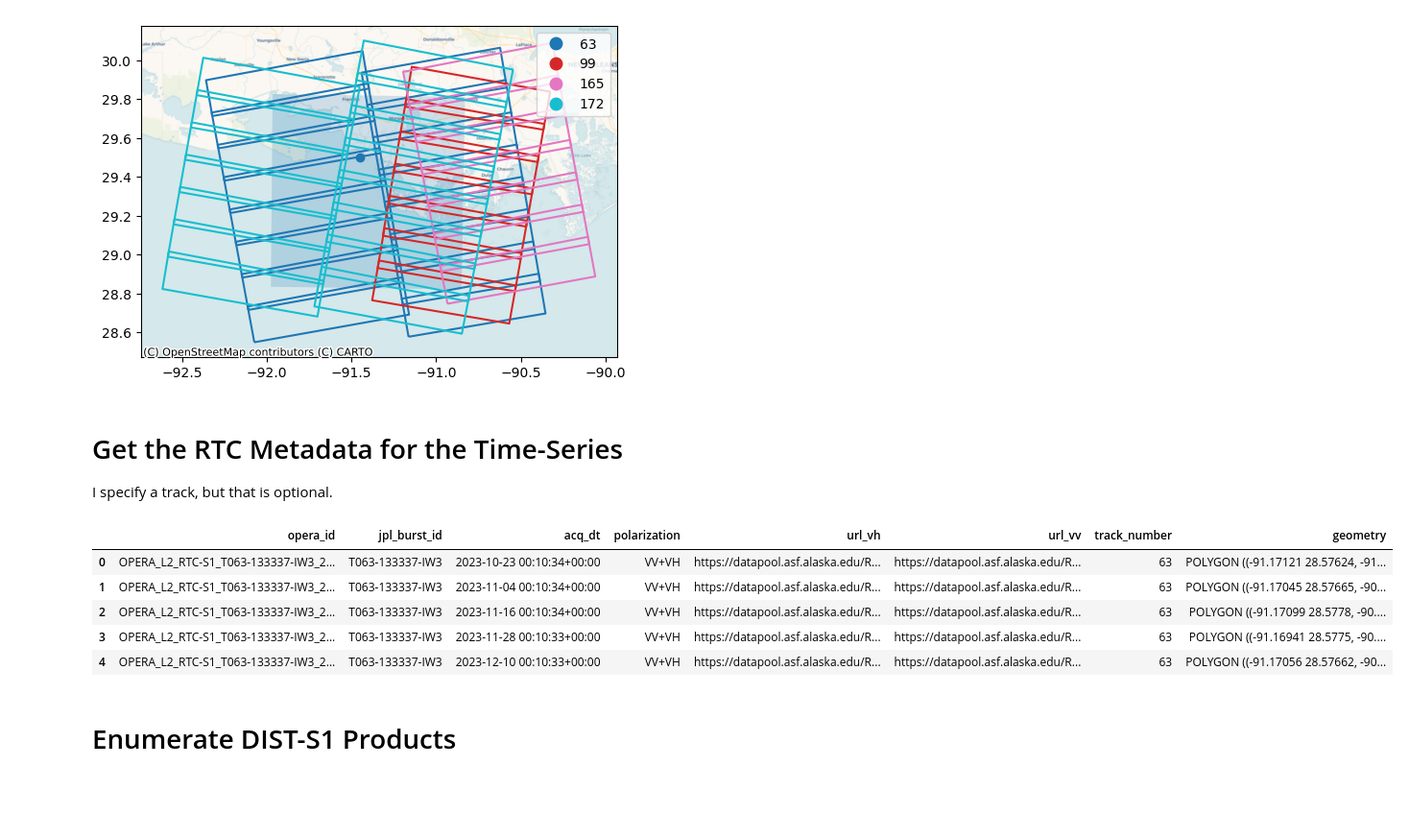
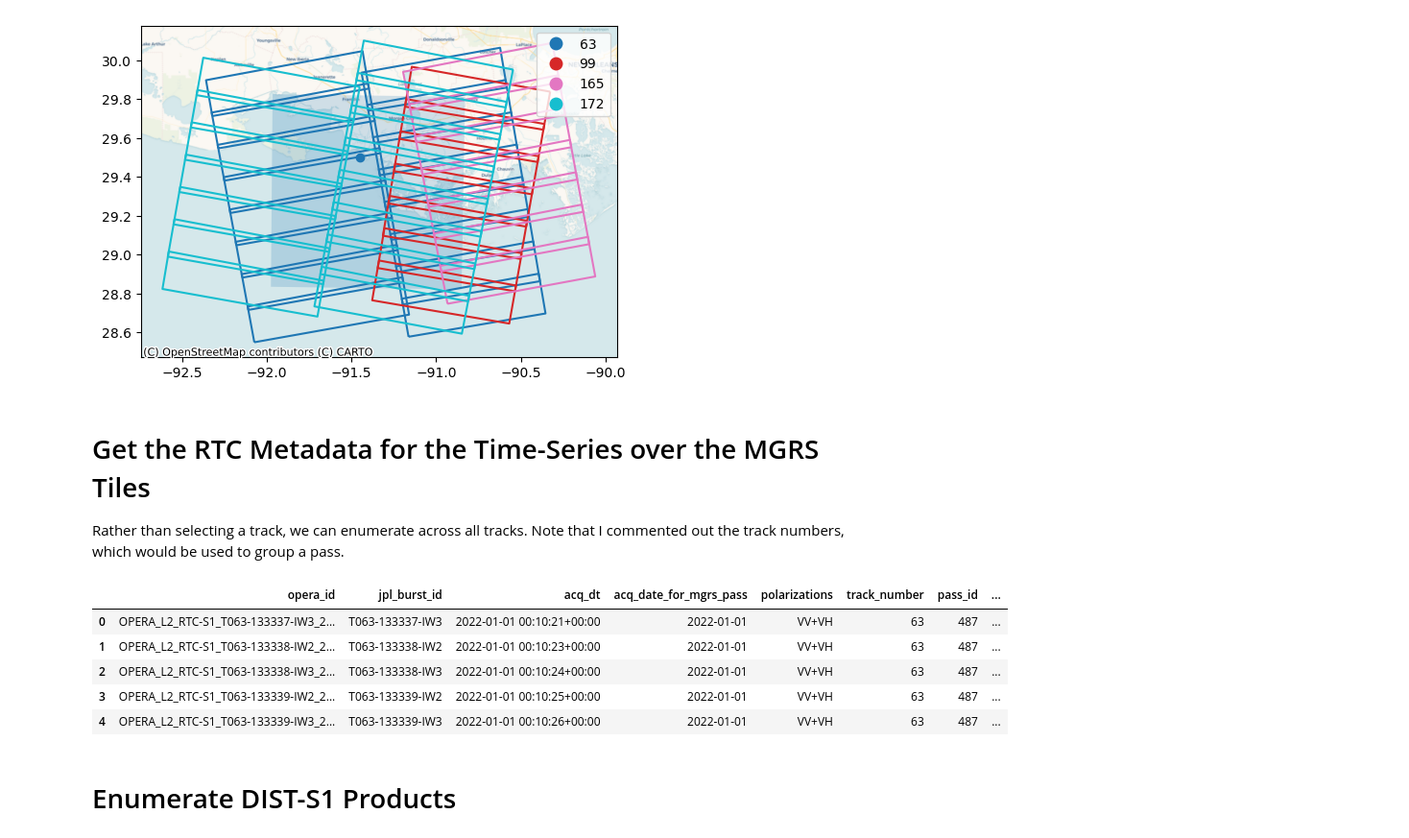
Before and after one commit to opera-adt/dist-s1-enumerator, a Jupyter notebook: notebooks/B__Enumerate_MGRS_tile.ipynb, the cells around one changed output. Shown at 96% size. Cells and saved outputs as stored; diff of their text form; code cells hidden in the pictures; blank space fills up the shorter version.

```diff
--- a/notebooks/B__Enumerate_MGRS_tile.ipynb
+++ b/notebooks/B__Enumerate_MGRS_tile.ipynb
@@ -50,2 +60,2 @@ ctx.add_basemap(ax,
 # %%
-MGRS_TILE = '15RXN'
+MGRS_TILE_IDS = ["15RXN"]
@@ -84,6 +85,6 @@ ctx.add_basemap(ax,
 # %% [output]
 [figure]
 # %% [markdown]
-# Get the RTC Metadata for the Time-Series
+# Get the RTC Metadata for the Time-Series over the MGRS Tiles
 
-I specify a track, but that is optional.
+Rather than selecting a track, we can enumerate across all tracks. Note that I commented out the track numbers, which would be used to group a pass.
@@ -92,13 +91,16 @@ from dist_s1_enumerator.asf import get_rtc_s1_ts_metadata_from_mgrs_tiles
 # %%
-df_ts = get_rtc_s1_ts_metadata_from_mgrs_tiles([MGRS_TILE], track_numbers=[63])
+df_ts = get_rtc_s1_ts_metadata_from_mgrs_tiles(
+    MGRS_TILE_IDS,
+    # track_numbers=[63]
+)
 df_ts.head(5)
 # %% [output]
-|  | opera_id | jpl_burst_id | acq_dt | polarization | url_vh | url_vv | track_number | geometry |
-| 0 | OPERA_L2_RTC-S1_T063-133337-IW3_2... | T063-133337-IW3 | 2023-10-23 00:10:34+00:00 | VV+VH | https://datapool.asf.alaska.edu/R... | https://datapool.asf.alaska.edu/R... | 63 | POLYGON ((-91.17121 28.57624, -91... |
-| 1 | OPERA_L2_RTC-S1_T063-133337-IW3_2... | T063-133337-IW3 | 2023-11-04 00:10:34+00:00 | VV+VH | https://datapool.asf.alaska.edu/R... | https://datapool.asf.alaska.edu/R... | 63 | POLYGON ((-91.17045 28.57665, -90... |
-| 2 | OPERA_L2_RTC-S1_T063-133337-IW3_2... | T063-133337-IW3 | 2023-11-16 00:10:34+00:00 | VV+VH | https://datapool.asf.alaska.edu/R... | https://datapool.asf.alaska.edu/R... | 63 | POLYGON ((-91.17099 28.5778, -90.... |
-| 3 | OPERA_L2_RTC-S1_T063-133337-IW3_2... | T063-133337-IW3 | 2023-11-28 00:10:33+00:00 | VV+VH | https://datapool.asf.alaska.edu/R... | https://datapool.asf.alaska.edu/R... | 63 | POLYGON ((-91.16941 28.5775, -90.... |
-| 4 | OPERA_L2_RTC-S1_T063-133337-IW3_2... | T063-133337-IW3 | 2023-12-10 00:10:33+00:00 | VV+VH | https://datapool.asf.alaska.edu/R... | https://datapool.asf.alaska.edu/R... | 63 | POLYGON ((-91.17056 28.57662, -90... |
+|  | opera_id | jpl_burst_id | acq_dt | acq_date_for_mgrs_pass | polarizations | track_number | pass_id | ... |
+| 0 | OPERA_L2_RTC-S1_T063-133337-IW3_2... | T063-133337-IW3 | 2022-01-01 00:10:21+00:00 | 2022-01-01 | VV+VH | 63 | 487 | ... |
+| 1 | OPERA_L2_RTC-S1_T063-133338-IW2_2... | T063-133338-IW2 | 2022-01-01 00:10:23+00:00 | 2022-01-01 | VV+VH | 63 | 487 | ... |
+| 2 | OPERA_L2_RTC-S1_T063-133338-IW3_2... | T063-133338-IW3 | 2022-01-01 00:10:24+00:00 | 2022-01-01 | VV+VH | 63 | 487 | ... |
+| 3 | OPERA_L2_RTC-S1_T063-133339-IW2_2... | T063-133339-IW2 | 2022-01-01 00:10:25+00:00 | 2022-01-01 | VV+VH | 63 | 487 | ... |
+| 4 | OPERA_L2_RTC-S1_T063-133339-IW3_2... | T063-133339-IW3 | 2022-01-01 00:10:26+00:00 | 2022-01-01 | VV+VH | 63 | 487 | ... |
 # %% [markdown]
 # Enumerate DIST-S1 Products
 # %%
```
Also changed, not shown: parts of 22 cells of this notebook, 2 other files.
